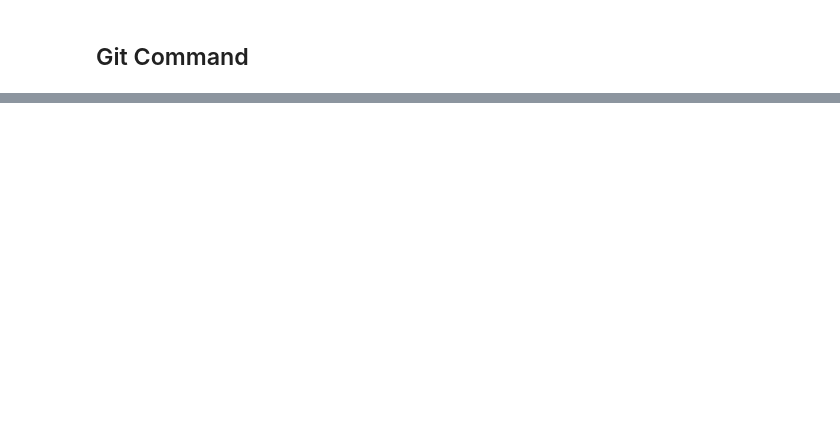
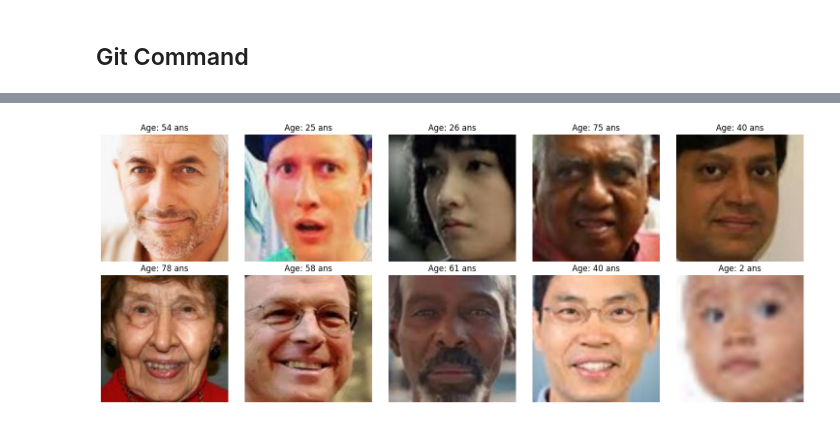
Before and after one commit to JagoOgaj/SAE_S5, a Jupyter notebook: model/model.ipynb, the cells around one changed output, grey strips where cells are left out. Saved outputs shown, nothing was run; the diff lists cells and outputs as text; code cells hidden in the pictures; blank space fills up the shorter version.

```diff
--- a/model/model.ipynb
+++ b/model/model.ipynb
@@ -126,0 +748,45 @@ with open('/content/drive/MyDrive/SAE_S5/git.sh', 'w') as f:
+# %%
+import matplotlib.pyplot as plt
+import os
+
+# Fonction pour extraire l'âge à partir du nom de l'image
+def extract_age_from_filename(filename):
+    try:
+        # L'âge est le premier nombre dans le nom du fichier (avant le premier '_')
+        age = int(filename.split('_')[0])
+        return age
+    except ValueError:
+        print(f"Impossible d'extraire l'âge de '{filename}'.")
+        return None
+
+# Chemin vers votre dossier contenant les images
+image_directory = 'utkface/UTKFace'  # Remplacez par votre chemin réel
+
+# Obtenir un itérateur pour les images
+image_filenames = [f for f in os.listdir(image_directory) if f.endswith('.jpg')]
+
+# Créer une figure avec 2 lignes et 5 colonnes
+fig, axes = plt.subplots(2, 5, figsize=(15, 6))
+
+# Aplatir le tableau 2D des axes en un tableau 1D
+axes = axes.flatten()
+
+# Boucle pour afficher les 10 premières images du jeu de données
+for i in range(10):
+    # Charger l'image
+    image_path = os.path.join(image_directory, image_filenames[i])
+    image = plt.imread(image_path)
+
+    # Extraire l'âge du nom de l'image
+    age = extract_age_from_filename(image_filenames[i])
+
+    # Afficher l'image dans le sous-graphe correspondant
+    axes[i].imshow(image)
+    axes[i].set_title(f"Age: {age} ans")
+    axes[i].axis('off')  # Masquer les axes
+
+# Ajuster la mise en page et afficher la figure
+plt.tight_layout()
+plt.show()
+# %% [output]
+[figure, added]
```
Also changed, not shown: parts of 21 cells of this notebook.
